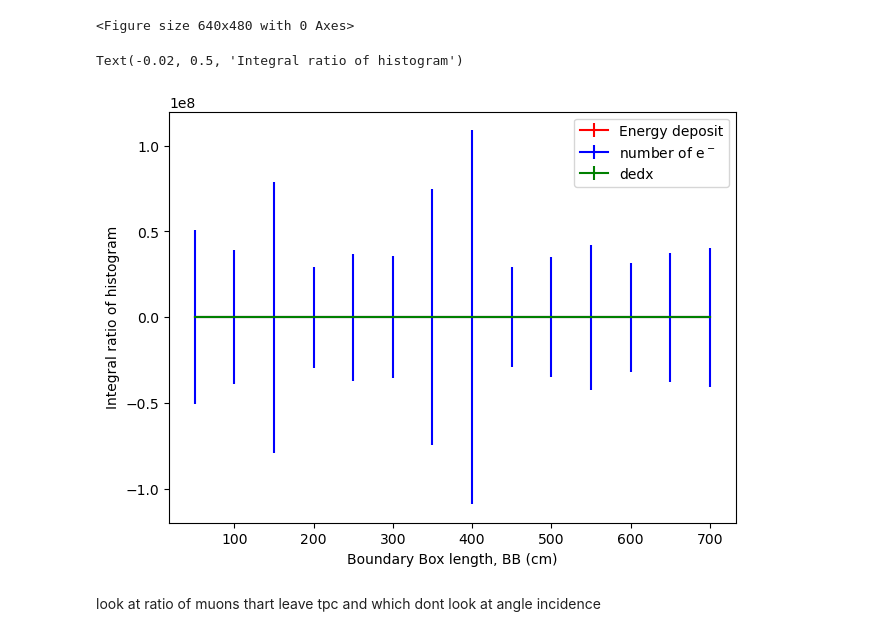
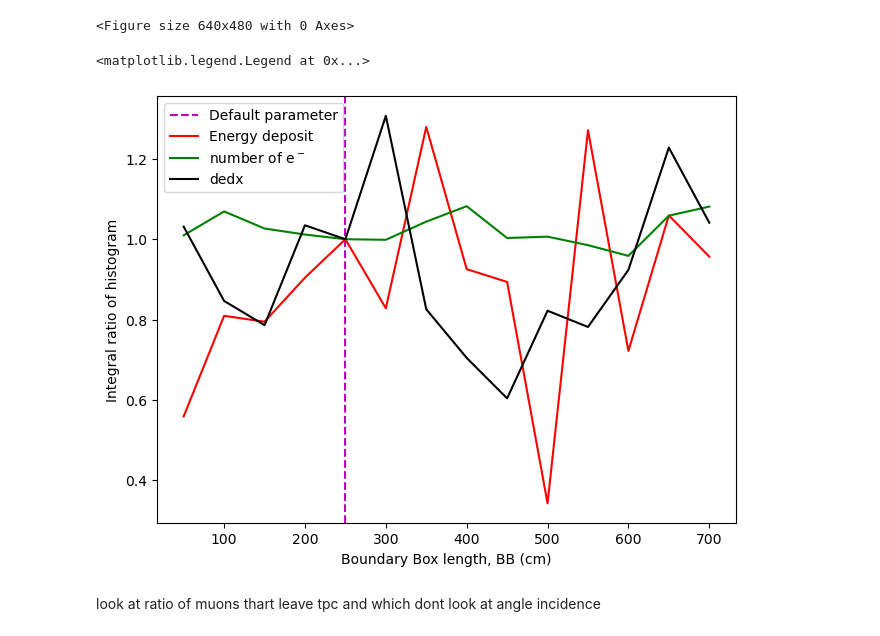
Before and after one commit to PINKTAIGAH/SHP, a Jupyter notebook: uproot_test/charge_BB.ipynb, the cells around one changed output. Cells and saved outputs as stored; diff of their text form; code cells hidden in the pictures.

Commit message:
finalised plots used in report

```diff
--- a/uproot_test/charge_BB.ipynb
+++ b/uproot_test/charge_BB.ipynb
@@ -529,23 +508,24 @@ integral_nele= np.average(np.array(integral_nele), axis=0)
 # integral_dqdx= np.average(np.array(integral_dqdx), axis=0)
 integral_dedx= np.average(np.array(integral_dedx), axis=0)
 # %%
-plt.errorbar(BB_area, integral_Edep/max(integral_Edep),   c= 'r', label='Energy deposit')
-plt.errorbar(BB_area, integral_nele/max(integral_nele), c= 'g', label=r'number of e$^-$')
+plt.errorbar(BB_area, integral_Edep/integral_Edep[4],   c= 'r', label='Energy deposit')
+plt.errorbar(BB_area, integral_nele/integral_nele[4], c= 'g', label=r'number of e$^-$')
 # plt.errorbar(BB_area, integral_npho/max(integral_npho), c= 'b', label=r'number of $\gamma$')
 # plt.errorbar(BB_area, integral_ADC/max(integral_ADC), c= 'm', label='ADC')
 # plt.errorbar(BB_area, integral_daughter/max(integral_daughter),  c= 'y', label='daughter number')
 # plt.errorbar(BB_area, integral_mass/max(integral_mass),c= 'c', label='particle mass')
 # plt.errorbar(BB_area, integral_dqdx/max(integral_dqdx),c= 'k', label='dqdx')
-plt.errorbar(BB_area, integral_dedx/max(integral_dedx),c= 'k', label='dedx')
-plt.legend( )
+plt.errorbar(BB_area, integral_dedx/integral_dedx[4],c= 'k', label='dedx')
 plt.tight_layout()
 # axs[1][0].ticklabel_format(style='sci', axis='x', scilimits=(0,0))
 plt.xlabel(r'Boundary Box length, BB (cm)', y=-0.05)
-plt.ylabel('Integral of histogram', x=-0.02)
-plt.title('Plot of histogram integral vs boundary box size', y=1.02)
+plt.ylabel('Integral ratio of histogram', x=-0.02)
+plt.axvline(250, color='m', linestyle= '--', label= 'Default parameter')
+# plt.title('Plot of histogram integral vs boundary box size', y=1.02)
+plt.legend( )
 # %% [output]
-Text(-0.02, 0.5, 'Integral ratio of histogram')
+<matplotlib.legend.Legend at 0x...>
-[figure, old version]
+[figure, new version]
 # %% [markdown]
 look at ratio of muons thart leave tpc and which dont
 look at angle incidence
```
Also changed, not shown: parts of 1 cell of this notebook, 7 other files.
